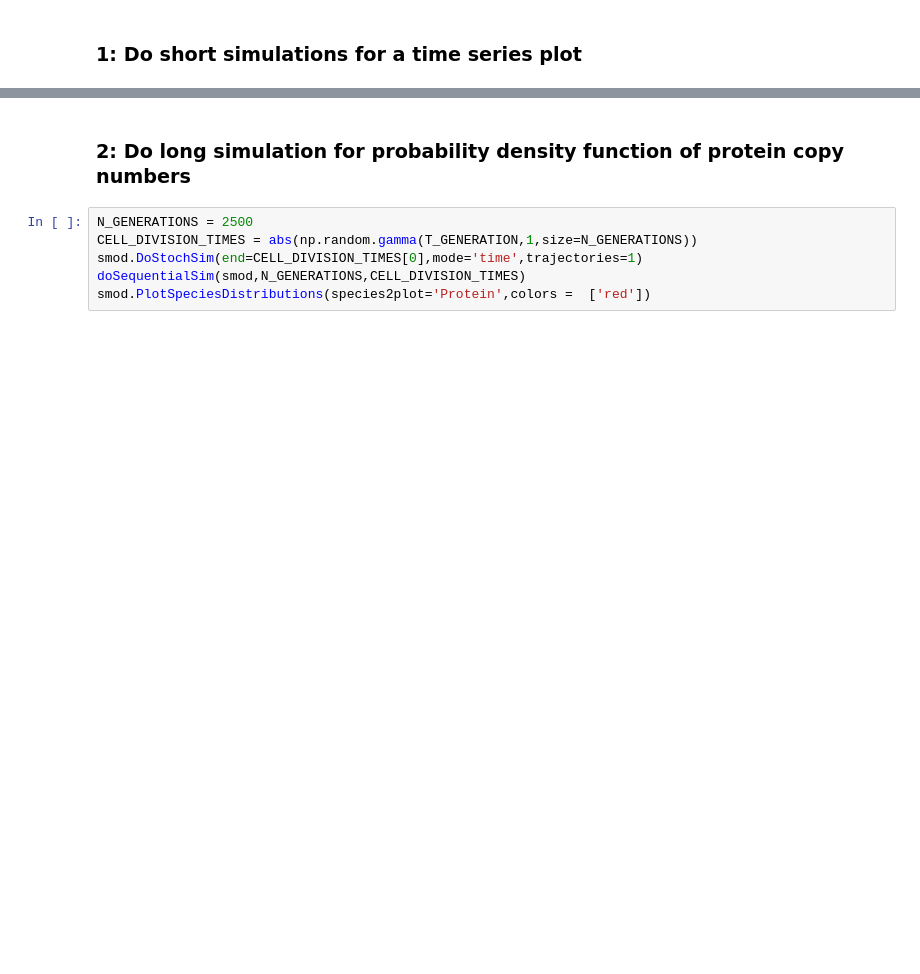
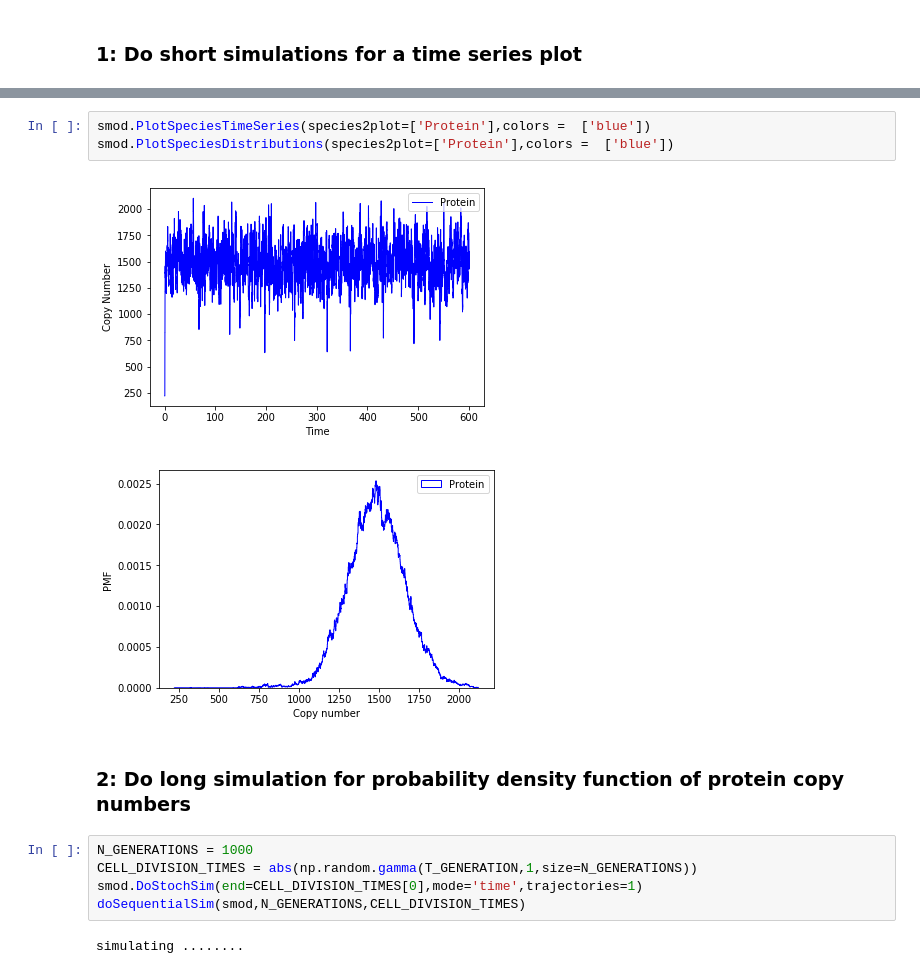
Before and after one commit to fergusonml/Stochastic-Gillespie-Simulations, a Jupyter notebook: CggR_StochPy.ipynb, the cells around one changed output, grey strips where cells are left out. Saved outputs shown, nothing was run; the diff lists cells and outputs as text; blank space fills up the shorter version.

```diff
--- a/CggR_StochPy.ipynb
+++ b/CggR_StochPy.ipynb
@@ -68,8 +82,15 @@ smod.PlotSpeciesTimeSeries(species2plot=['Protein'])
+# %%
+smod.PlotSpeciesTimeSeries(species2plot=['Protein'],colors =  ['blue'])
+smod.PlotSpeciesDistributions(species2plot=['Protein'],colors =  ['blue'])
+# %% [output]
+[figure, added]
+[figure, added]
 # %% [markdown]
 ### 2: Do long simulation for probability density function of protein copy numbers ###
 # %%
-N_GENERATIONS = 2500
+N_GENERATIONS = 1000
 CELL_DIVISION_TIMES = abs(np.random.gamma(T_GENERATION,1,size=N_GENERATIONS))
 smod.DoStochSim(end=CELL_DIVISION_TIMES[0],mode='time',trajectories=1)
 doSequentialSim(smod,N_GENERATIONS,CELL_DIVISION_TIMES)
-smod.PlotSpeciesDistributions(species2plot='Protein',colors =  ['red'])
+# %% [output]
+simulating ........
```
Also changed, not shown: parts of 5 cells of this notebook, 57 other files.
